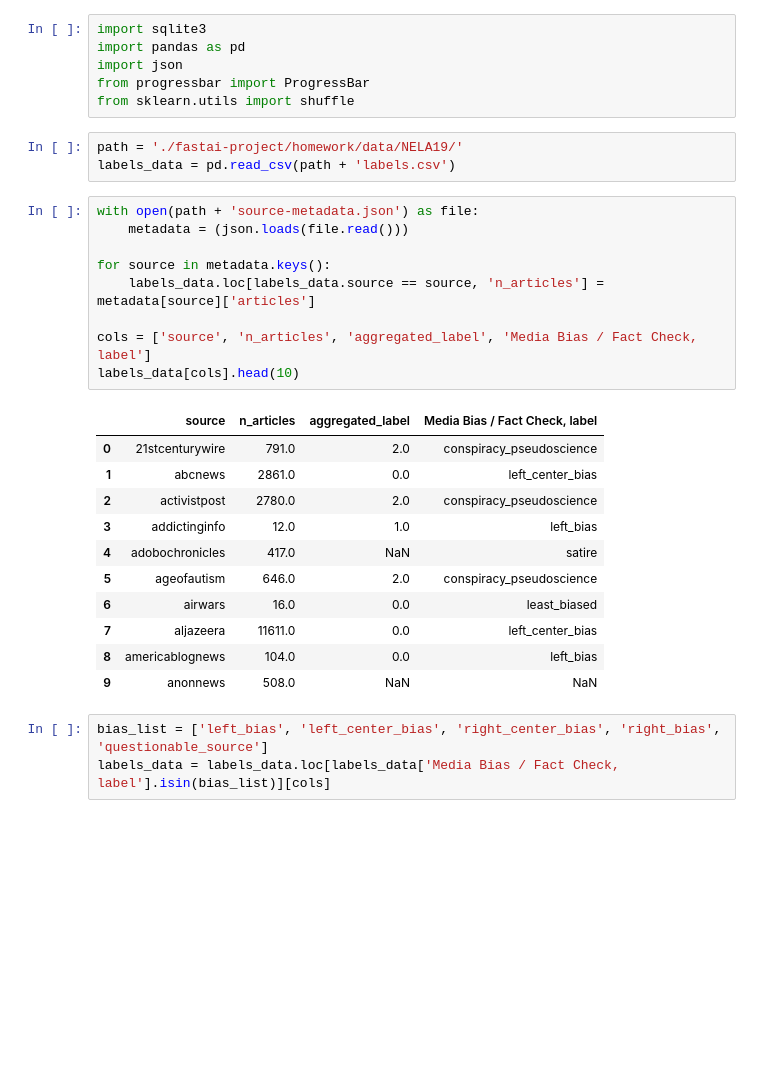
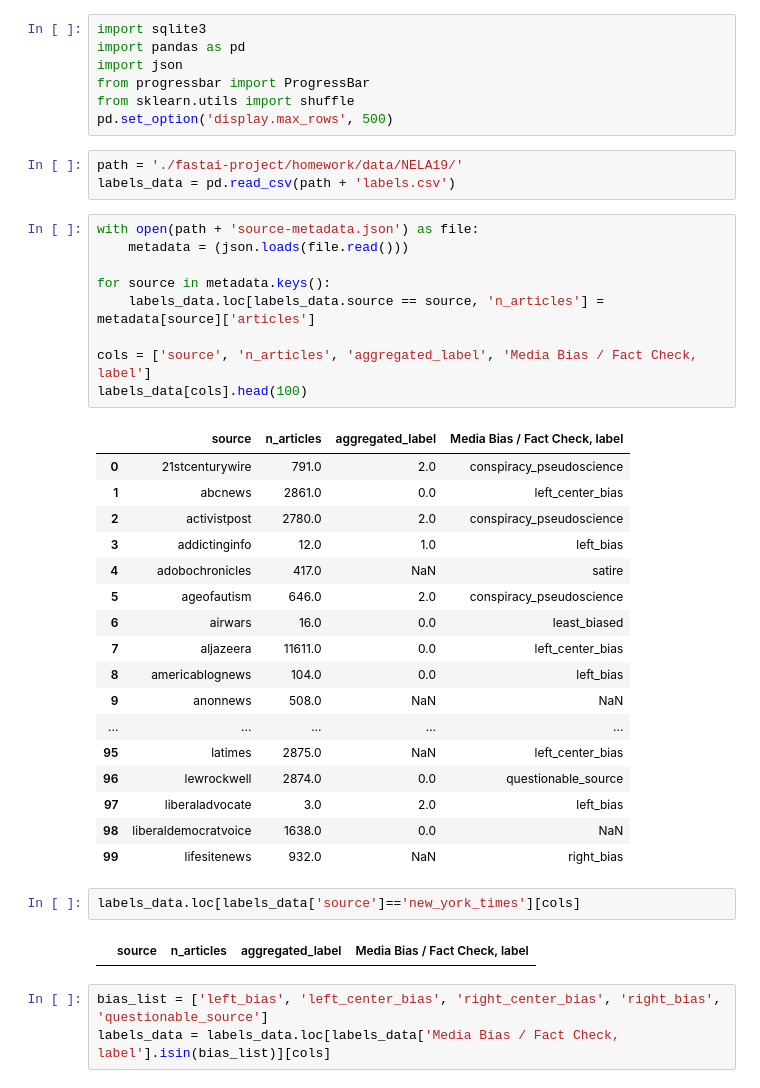
Before and after one commit to albergar2/fastai-project, a Jupyter notebook: homework/NELA_small.ipynb, the cells around one changed output. Cells and saved outputs as stored; diff of their text form; blank space fills up the shorter version.

```diff
--- a/homework/NELA_small.ipynb
+++ b/homework/NELA_small.ipynb
@@ -4,30 +4,41 @@ import pandas as pd
 import json
 from progressbar import ProgressBar
 from sklearn.utils import shuffle
+pd.set_option('display.max_rows', 500)
 # %%
 path = './fastai-project/homework/data/NELA19/'
 labels_data = pd.read_csv(path + 'labels.csv')
 # %%
 with open(path + 'source-metadata.json') as file:
     metadata = (json.loads(file.read()))
 
 for source in metadata.keys():
     labels_data.loc[labels_data.source == source, 'n_articles'] = metadata[source]['articles']
 
 cols = ['source', 'n_articles', 'aggregated_label', 'Media Bias / Fact Check, label']
-labels_data[cols].head(10)
+labels_data[cols].head(100)
 # %% [output]
 |  | source | n_articles | aggregated_label | Media Bias / Fact Check, label |
 | 0 | 21stcenturywire | 791.0 | 2.0 | conspiracy_pseudoscience |
 | 1 | abcnews | 2861.0 | 0.0 | left_center_bias |
 | 2 | activistpost | 2780.0 | 2.0 | conspiracy_pseudoscience |
 | 3 | addictinginfo | 12.0 | 1.0 | left_bias |
 | 4 | adobochronicles | 417.0 | NaN | satire |
 | 5 | ageofautism | 646.0 | 2.0 | conspiracy_pseudoscience |
 | 6 | airwars | 16.0 | 0.0 | least_biased |
 | 7 | aljazeera | 11611.0 | 0.0 | left_center_bias |
 | 8 | americablognews | 104.0 | 0.0 | left_bias |
 | 9 | anonnews | 508.0 | NaN | NaN |
+| ... | ... | ... | ... | ... |
+| 95 | latimes | 2875.0 | NaN | left_center_bias |
+| 96 | lewrockwell | 2874.0 | 0.0 | questionable_source |
+| 97 | liberaladvocate | 3.0 | 2.0 | left_bias |
+| 98 | liberaldemocratvoice | 1638.0 | 0.0 | NaN |
+| 99 | lifesitenews | 932.0 | NaN | right_bias |
+# %%
+labels_data.loc[labels_data['source']=='new_york_times'][cols]
+# %% [output]
+|  | source | n_articles | aggregated_label | Media Bias / Fact Check, label |
 # %%
 bias_list = ['left_bias', 'left_center_bias', 'right_center_bias', 'right_bias', 'questionable_source']
 labels_data = labels_data.loc[labels_data['Media Bias / Fact Check, label'].isin(bias_list)][cols]
```
Also changed, not shown: 3 other files.
